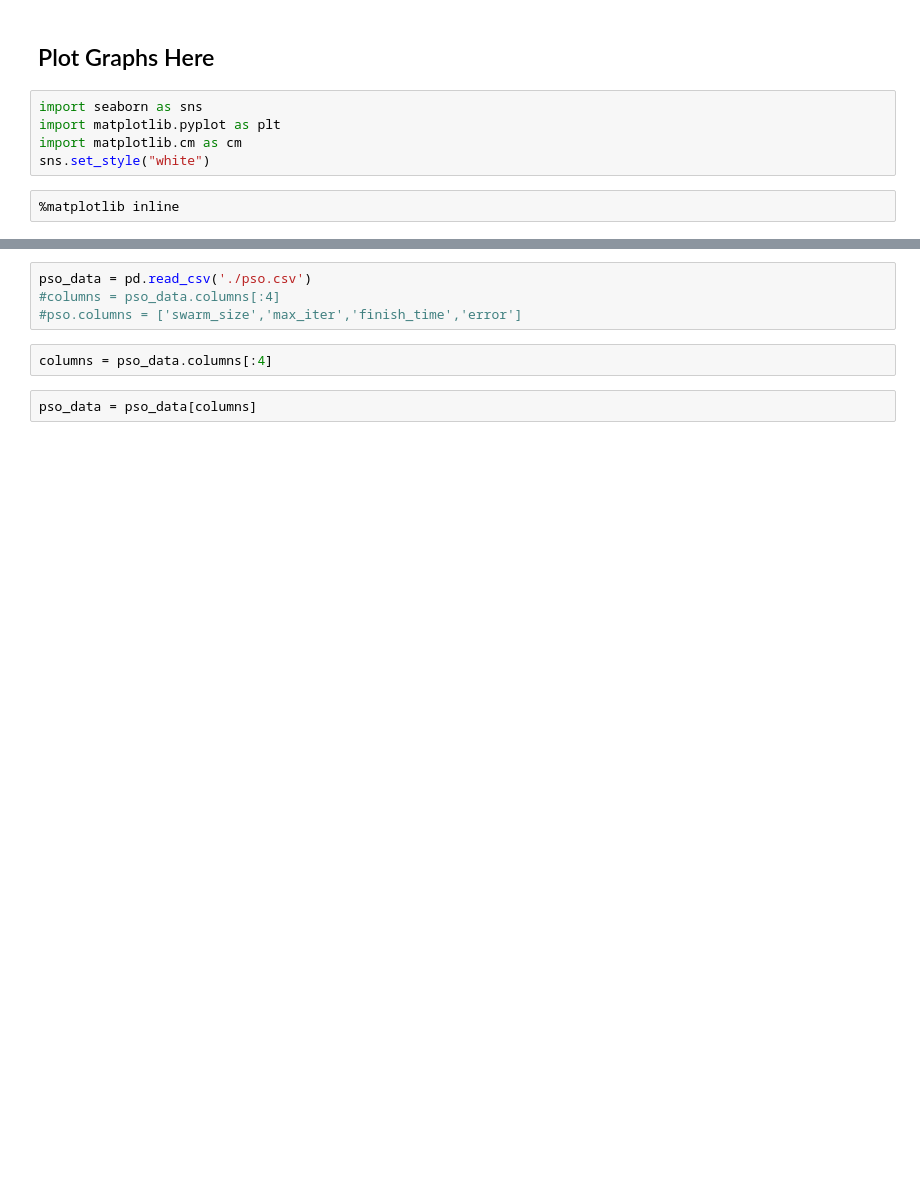
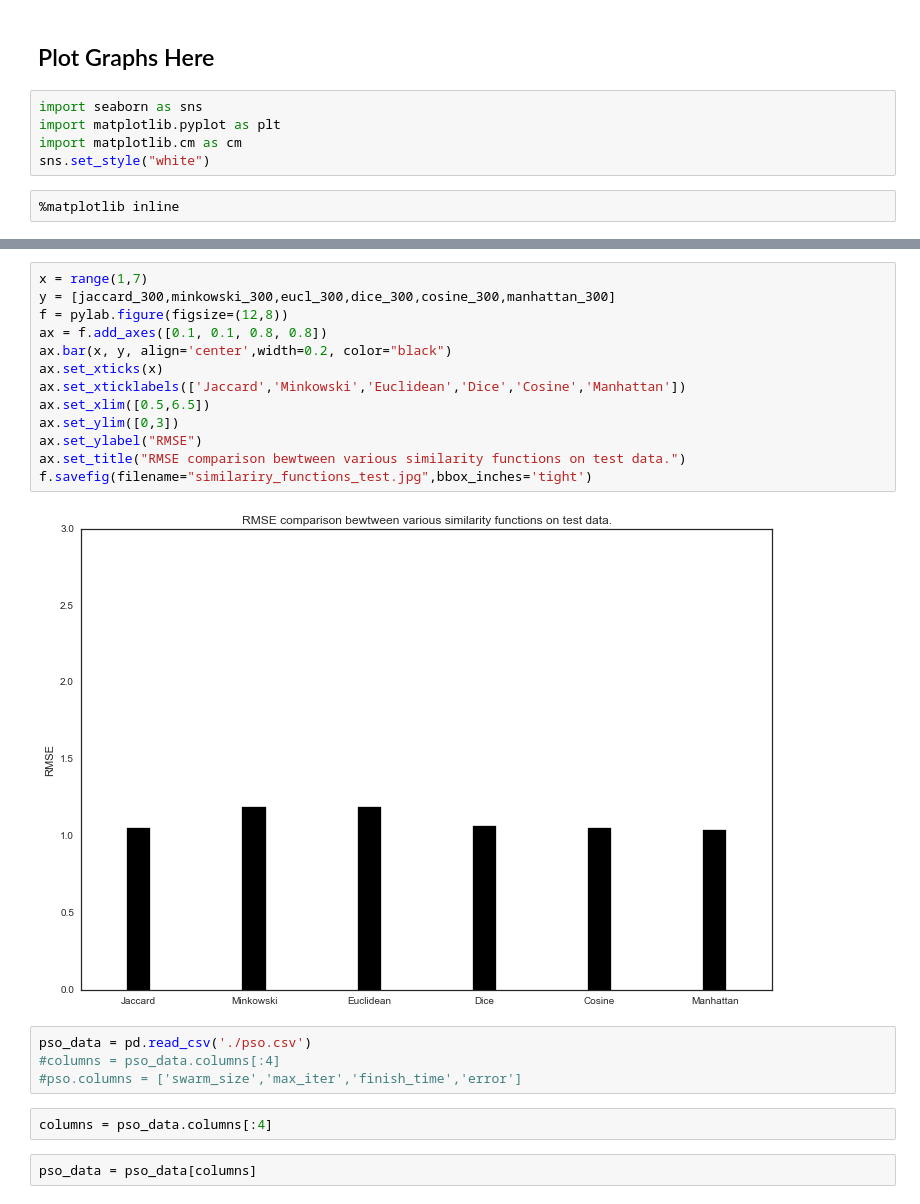
Before and after one commit to iamnewneo/Context-Aware-Recommender-System, a Jupyter notebook: Recsys_DCW.ipynb, the cells around one changed output, grey strips where cells are left out. Drawn from its saved outputs; the diff is of its cells as text; blank space fills up the shorter version.

```diff
--- a/Recsys_DCW.ipynb
+++ b/Recsys_DCW.ipynb
@@ -482,3 +604,18 @@ sns.set_style("white")
+# %%
+x = range(1,7)
+y = [jaccard_300,minkowski_300,eucl_300,dice_300,cosine_300,manhattan_300]
+f = pylab.figure(figsize=(12,8))
+ax = f.add_axes([0.1, 0.1, 0.8, 0.8])
+ax.bar(x, y, align='center',width=0.2, color="black")
+ax.set_xticks(x)
+ax.set_xticklabels(['Jaccard','Minkowski','Euclidean','Dice','Cosine','Manhattan'])
+ax.set_xlim([0.5,6.5])
+ax.set_ylim([0,3])
+ax.set_ylabel("RMSE")
+ax.set_title("RMSE comparison bewtween various similarity functions on test data.")
+f.savefig(filename="similariry_functions_test.jpg",bbox_inches='tight')
+# %% [output]
+[figure, added]
 # %%
 pso_data = pd.read_csv('./pso.csv')
 #columns = pso_data.columns[:4]
```
Also changed, not shown: parts of 35 cells of this notebook, 26 other files.
